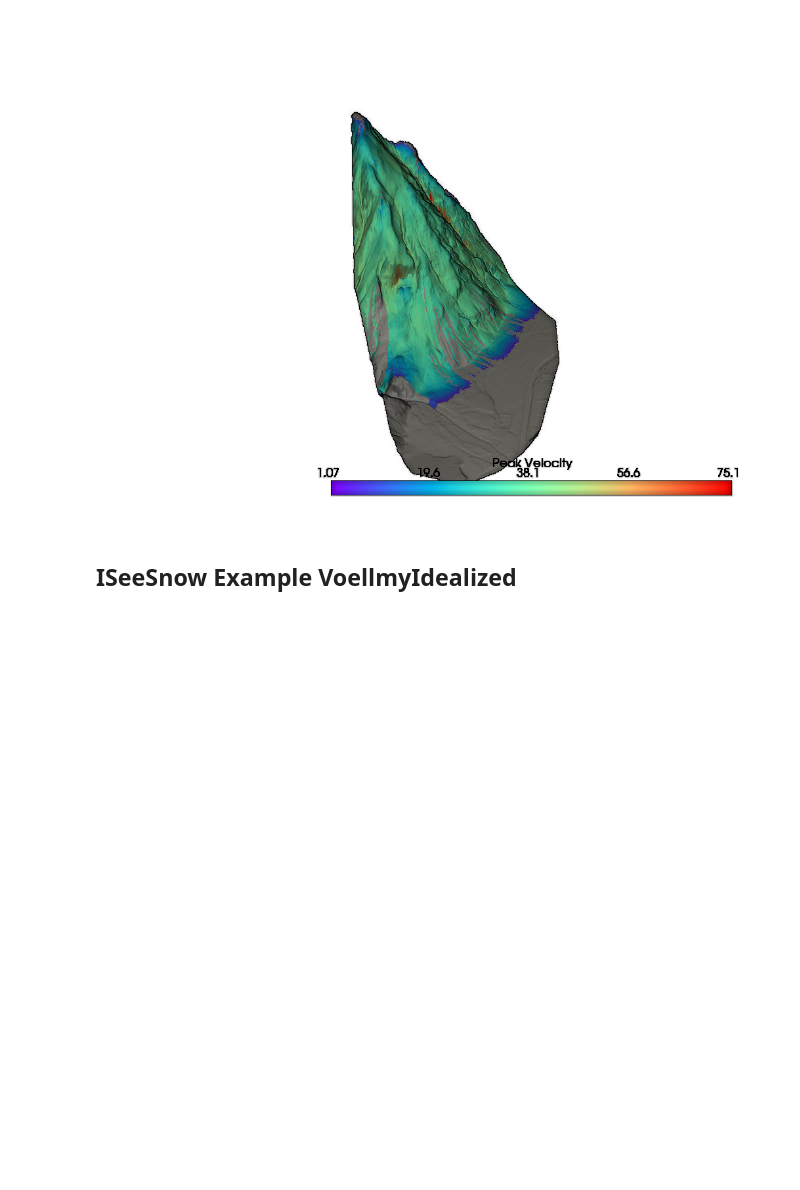
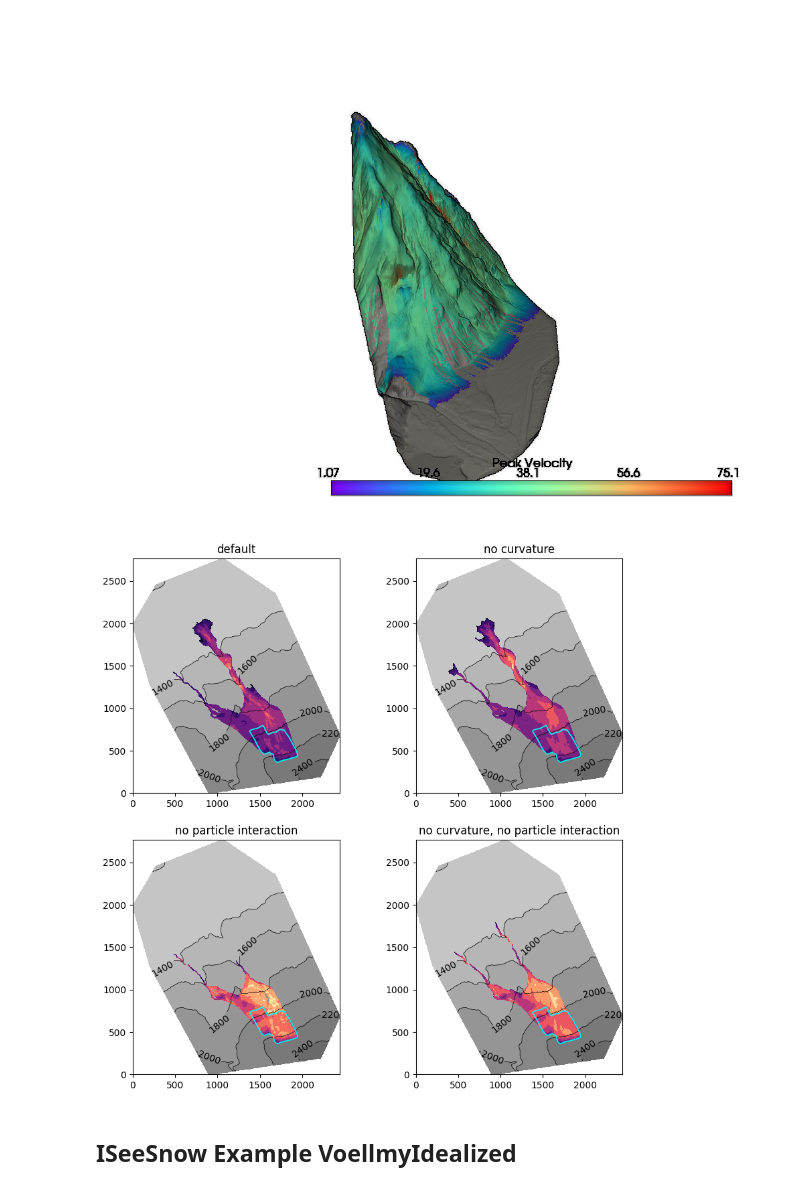
Before and after one commit to Gro2mi/avalanchers, a Jupyter notebook: avalanchers_example.ipynb, the cells around one changed output. Drawn from its saved outputs; the diff is of its cells as text; code cells hidden in the pictures; blank space fills up the shorter version.

Commit message:
feat: prepare 0.2.0 release

```diff
--- a/avalanchers_example.ipynb
+++ b/avalanchers_example.ipynb
@@ -92,7 +69,7 @@ Warning: pyvista or trame not installed. Visualization may be limited.
 # default settings with calculated release areas
 import avalanchers
 settings = {
-    "dem_path": f"frontend/data/avaframe/avaKot.png",
+    "dem_path": f"data/avaframe/avaKot.png",
     "max_steps": 3000,
     "sim_model": 0,
     "friction_model": 1,
@@ -118,6 +95,36 @@ GENERAL [Loader Message (0x0)]
         windows_read_data_files_in_registry: Registry lookup failed to get layer manifest files.
         objects: (type: INSTANCE, hndl: 0x1b81f819e90, name: ?)
 [figure]
+# %%
+fig, ax = plt.subplots(2, 2, figsize=(10, 10))
+axes = ax.ravel()  # flatten 2x2 array of Axes -> 1D list of Axes
+titles = ["default", "no curvature", "no particle interaction", "no curvature, no particle interaction"]
+for i, flags in enumerate([
+    (True, True, True, True),
+    (False, True, True, True),
+    (True, False, True, True),
+    (False, False, True, True),
+    (True, True, False, True),
+][:4]):
+    settings = {
+        "dem_path": "data/avaframe/avaWog.png",
+        "release_areas_path": "data/avaframe/avaWogreleaseTexture.png",
+        "friction_coefficient": 0.4,
+        "drag_coefficient": 2000.0,
+        "enable_curvature": flags[0],
+        "enable_particle_interaction": flags[1],
+        "enable_earth_pressure_coefficient": flags[2],
+        "enable_entrainment": flags[3],
+    }
+
+    sim = avalanchers.PySimulation.new()
+    sim.create(settings)
+    sim.run()
+
+    ax, surf = avalanchers.ax2d(axes[i], sim, "peak_velocity")
+    ax.set_title(titles[i])
+# %% [output]
+[figure, added]
 # %% [markdown]
 ## ISeeSnow Example VoellmyIdealized
 # %%
```
Also changed, not shown: parts of 8 cells of this notebook, 18 other files.
